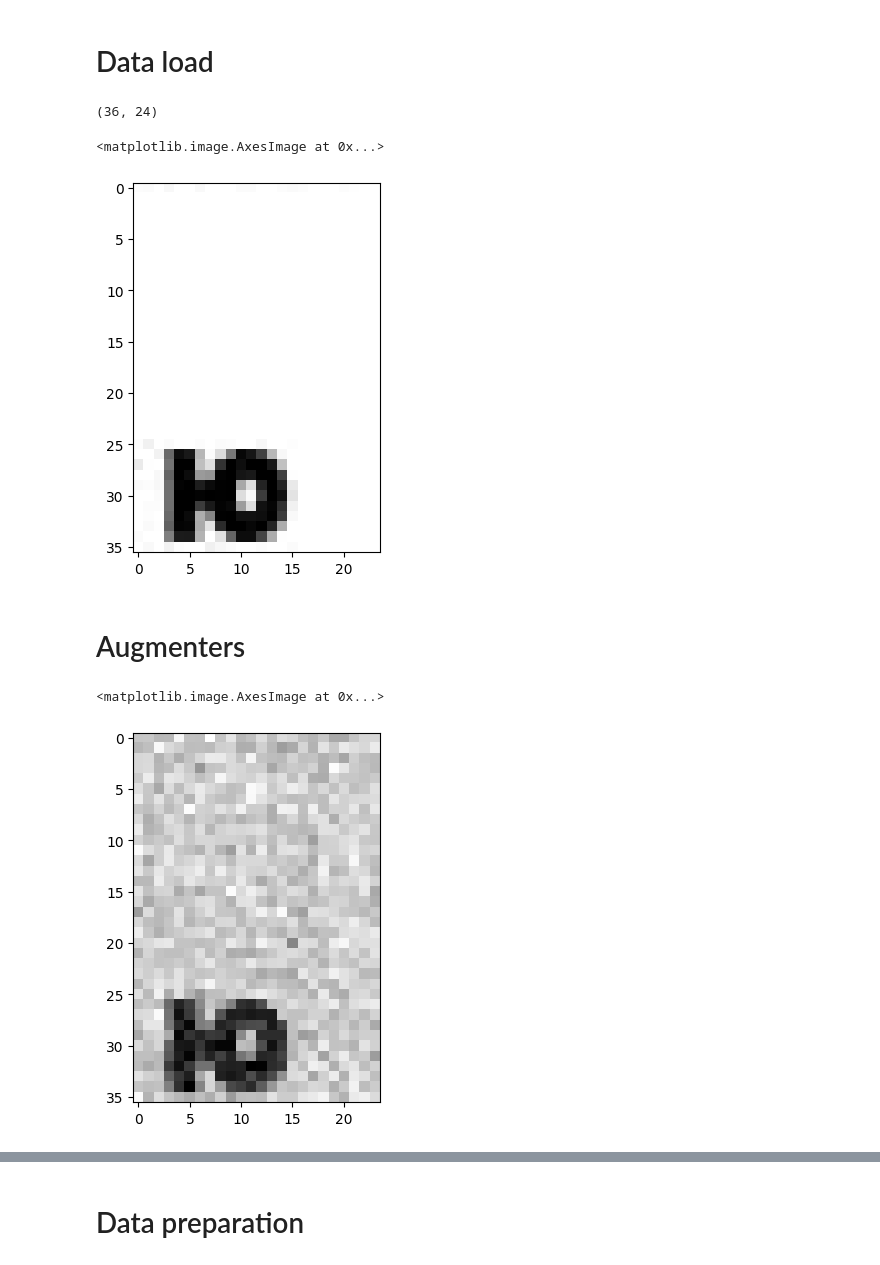
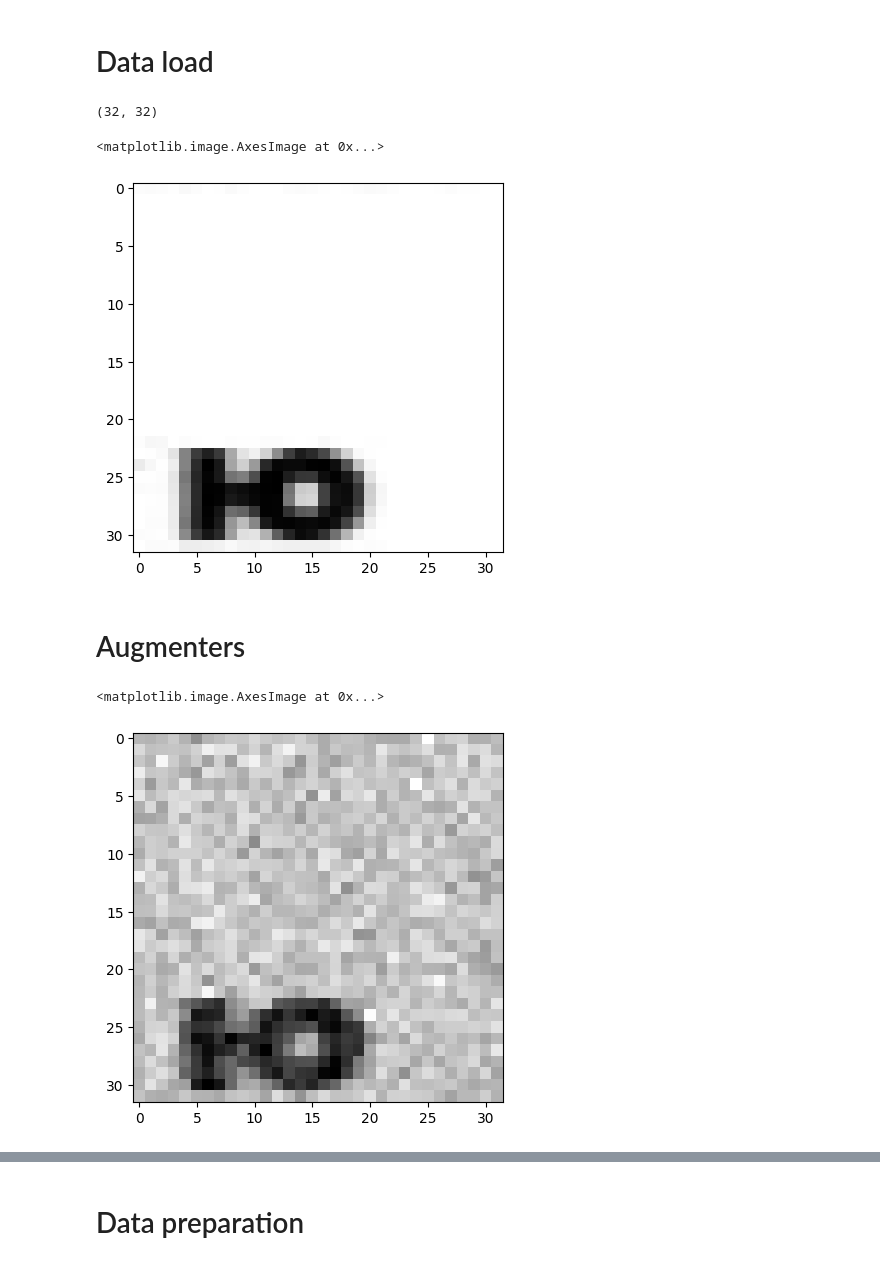
Before and after one commit to NikitaShlapak/OCR, a Jupyter notebook: ViT.ipynb, the cells around one changed output, grey strips where cells are left out. Drawn from its saved outputs; the diff is of its cells as text; code cells hidden in the pictures.

```diff
--- a/ViT.ipynb
+++ b/ViT.ipynb
@@ -42,29 +42,33 @@ tf.__version__, keras.__version__
 # %%
 let = cv2.imread('data/letterlist.jpg', 0)
 let = let[15:780,:]
 num_letters = 33
 num_fonts = 21
+num_classes = 33
+input_shape = (32,32,1)
+
+def get_letter(font_num, letter_num):
+    letter = let[let.shape[0]//num_fonts*(font_num-1):let.shape[0]//num_fonts*font_num,
+           let.shape[1]//num_letters*(letter_num-1):let.shape[1]//num_letters*letter_num,
+           ]
+    return cv2.resize(letter, input_shape[:-1])
+
+def get_letter_variants(letter_num):
+        return let[:,
+           let.shape[1]//num_letters*(letter_num-1):let.shape[1]//num_letters*letter_num,
+           ]
+
+def get_font_variants(font_num):
+    return let[let.shape[0]//num_fonts*(font_num-1):let.shape[0]//num_fonts*font_num,
+           :,
+           ]
+test = get_letter(21,33)
+print(test.shape)
+plt.imshow(test, cmap='gray')
+# %% [output]
+(32, 32)
+<matplotlib.image.AxesImage at 0x...>
+[figure, added]
-# %%
-def get_letter(font_num, letter_num):
-    return let[let.shape[0]//num_fonts*(font_num-1):let.shape[0]//num_fonts*font_num,
-           let.shape[1]//num_letters*(letter_num-1):let.shape[1]//num_letters*letter_num,
-           ]
-def get_letter_variants(letter_num):
-        return let[:,
-           let.shape[1]//num_letters*(letter_num-1):let.shape[1]//num_letters*letter_num,
-           ]
-
-def get_font_variants(font_num):
-    return let[let.shape[0]//num_fonts*(font_num-1):let.shape[0]//num_fonts*font_num,
-           :,
-           ]
-test = get_letter(21,33)
-print(test.shape)
-plt.imshow(test, cmap='gray')
-# %% [output]
-(36, 24)
-<matplotlib.image.AxesImage at 0x...>
-[figure, removed]
 # %% [markdown]
 # Augmenters
 # %%
@@ -94,7 +98,7 @@ class NoiseAugmenter(BaseAugmenter):
 plt.imshow(NoiseAugmenter(1)(test)[0], cmap='gray')
 # %% [output]
 <matplotlib.image.AxesImage at 0x...>
-[figure, old version]
+[figure, new version]
 # %%
 class FlipAugmenter(BaseAugmenter):
 
```
Also changed, not shown: parts of 15 cells of this notebook, 4 other files.
